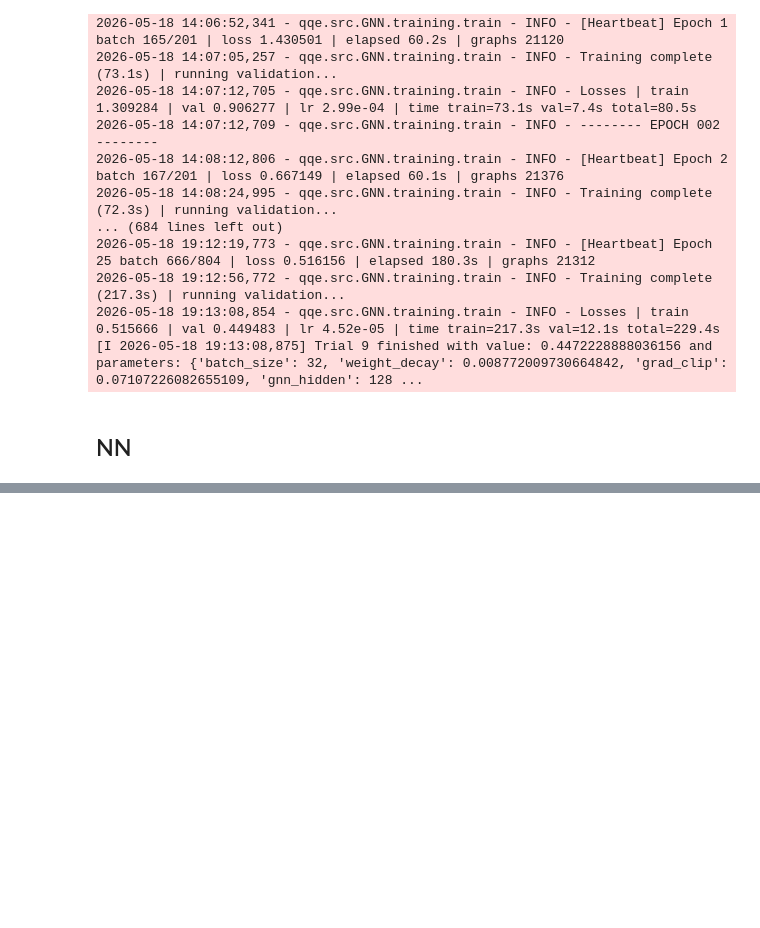
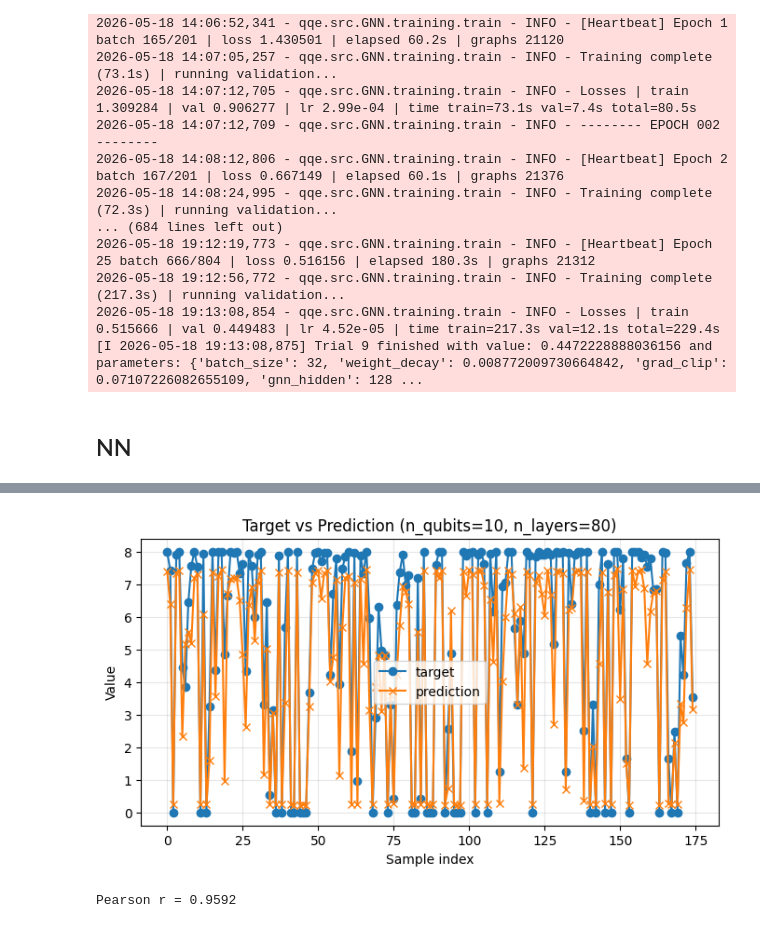
Before and after one commit to VicLambert/qml-quansistor-entropy, a Jupyter notebook: qqe/notebooks/05_18_2026.ipynb, the cells around one changed output, grey strips where cells are left out. Saved outputs shown, nothing was run; the diff lists cells and outputs as text; code cells hidden in the pictures; blank space fills up the shorter version.

```diff
--- a/qqe/notebooks/05_18_2026.ipynb
+++ b/qqe/notebooks/05_18_2026.ipynb
@@ -256,0 +327,11 @@ optuna_search(
+# %%
+view_correlation(
+    cliff_q_l,
+    nq=10,
+    nl=80,
+    col_x="target",
+    col_y="prediction",
+)
+# %% [output]
+[figure, added]
+Pearson r = 0.9592
```
Also changed, not shown: parts of 8 cells of this notebook, 9 other files.
